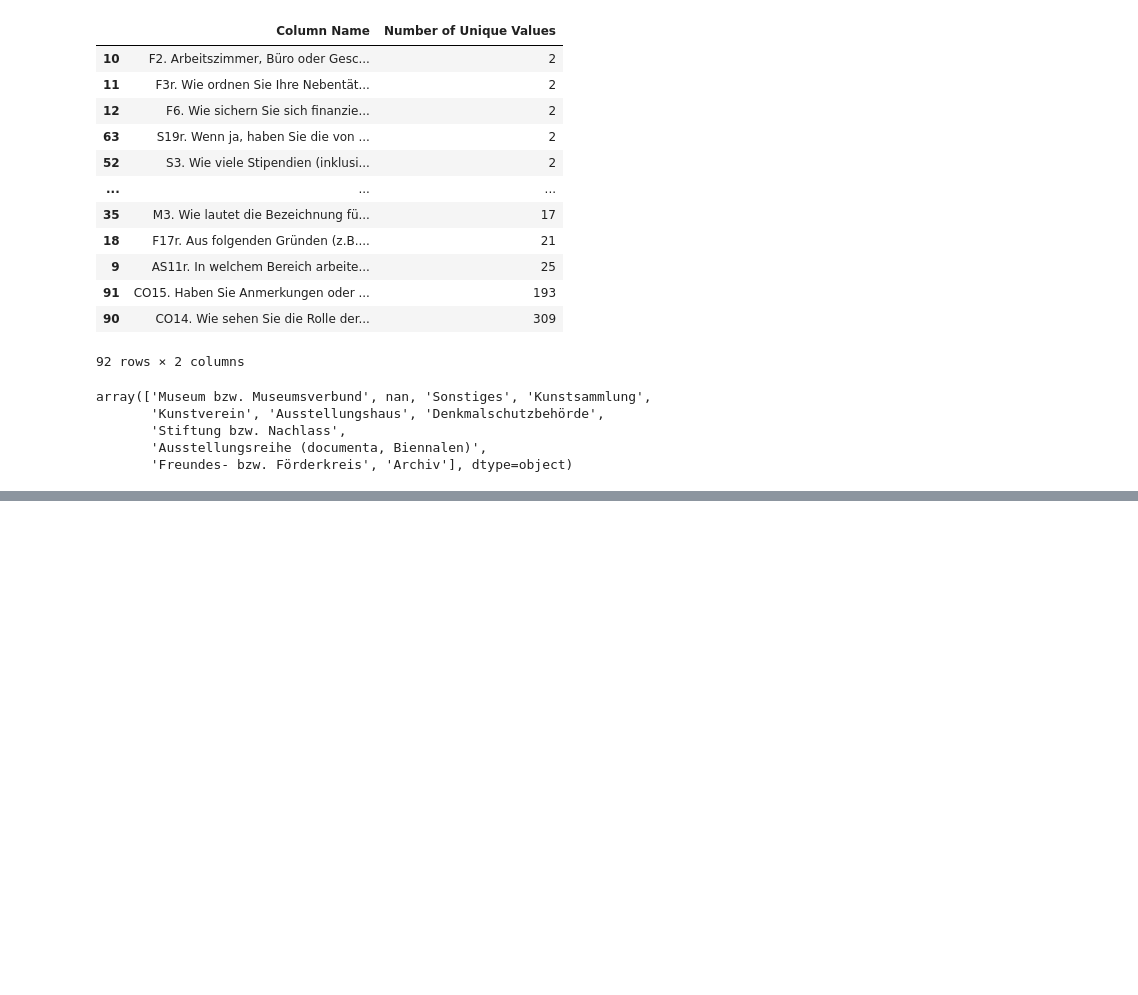
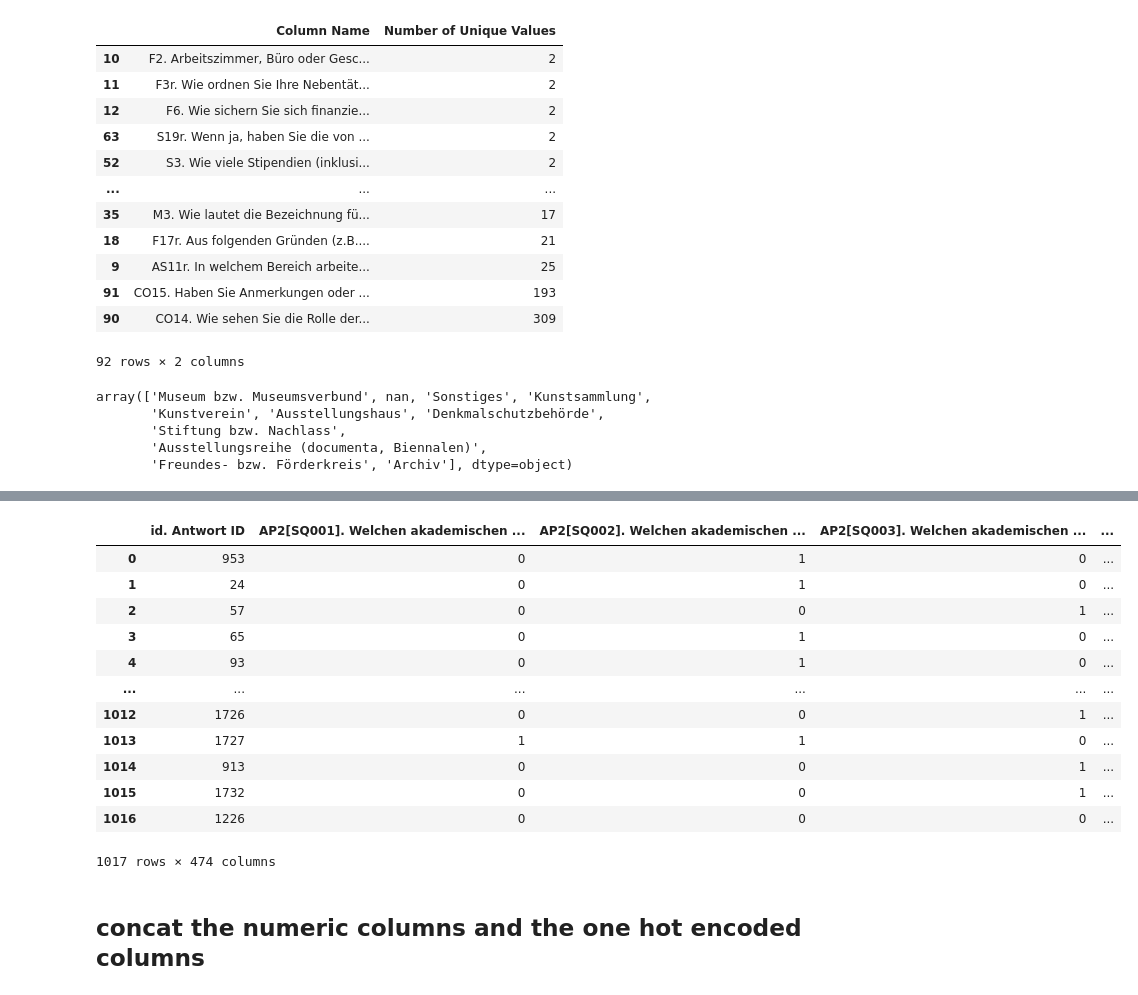
Before and after one commit to michaelgerloff/Survey_working_conditions_art_history, a Jupyter notebook: notebooks/00_Data_Cleaning.ipynb, the cells around one changed output, grey strips where cells are left out. Drawn from its saved outputs; the diff is of its cells as text; code cells hidden in the pictures; blank space fills up the shorter version.

```diff
--- a/notebooks/00_Data_Exploration.ipynb
+++ b/notebooks/00_Data_Cleaning.ipynb
@@ -291,0 +380,18 @@ array(['Museum bzw. Museumsverbund', nan, 'Sonstiges', 'Kunstsammlung',
+# %%
+numerical_columns
+# %% [output]
+|  | id. Antwort ID | AP2[SQ001]. Welchen akademischen ... | AP2[SQ002]. Welchen akademischen ... | AP2[SQ003]. Welchen akademischen ... | ... |
+| 0 | 953 | 0 | 1 | 0 | ... |
+| 1 | 24 | 0 | 1 | 0 | ... |
+| 2 | 57 | 0 | 0 | 1 | ... |
+| 3 | 65 | 0 | 1 | 0 | ... |
+| 4 | 93 | 0 | 1 | 0 | ... |
+| ... | ... | ... | ... | ... | ... |
+| 1012 | 1726 | 0 | 0 | 1 | ... |
+| 1013 | 1727 | 1 | 1 | 0 | ... |
+| 1014 | 913 | 0 | 0 | 1 | ... |
+| 1015 | 1732 | 0 | 0 | 1 | ... |
+| 1016 | 1226 | 0 | 0 | 0 | ... |
+1017 rows × 474 columns
+# %% [markdown]
+## concat the numeric columns and the one hot encoded columns
```
Also changed, not shown: parts of 25 cells of this notebook, 1 other file.
